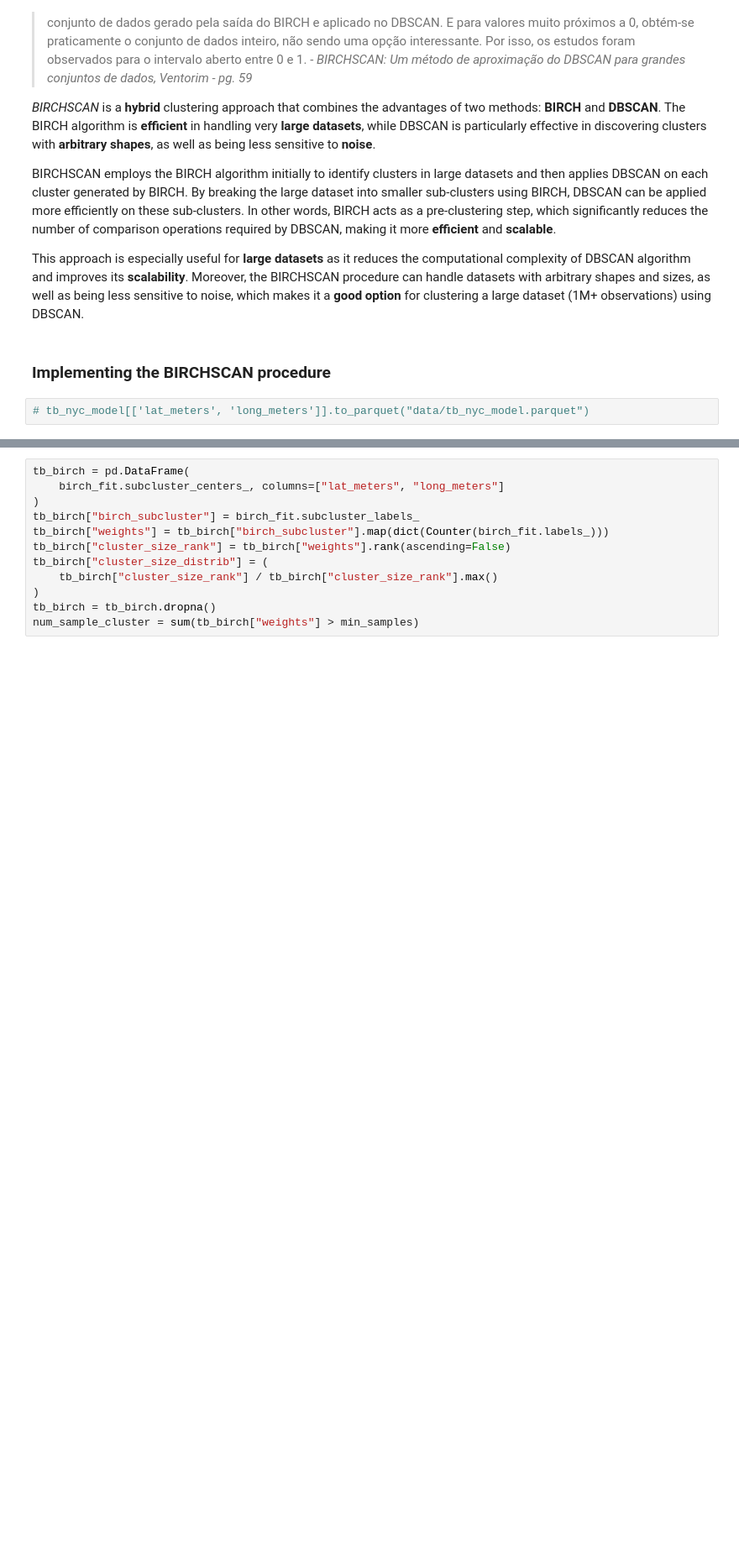
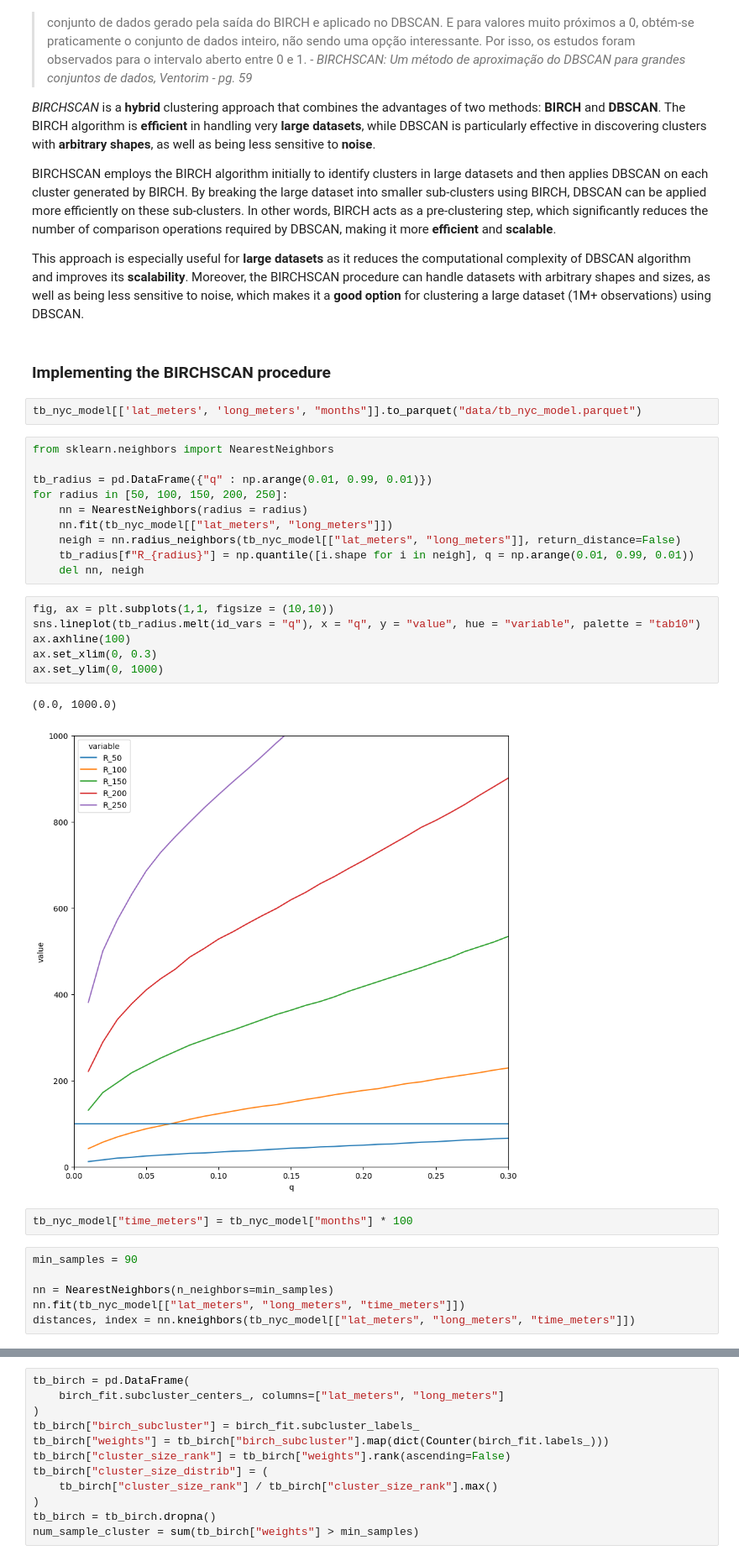
Before and after one commit to pedroteche-ih/nyc_crime, a Jupyter notebook: Data Exploration.ipynb, the cells around one changed output, grey strips where cells are left out. Shown at 84% size. Cells and saved outputs as stored; diff of their text form; blank space fills up the shorter version.

```diff
--- a/Data Exploration.ipynb
+++ b/Data Exploration.ipynb
@@ -315,4 +316,31 @@ This approach is especially useful for **large datasets** as it reduces the comp
 # %% [markdown]
 ### Implementing the BIRCHSCAN procedure
 # %%
-# tb_nyc_model[['lat_meters', 'long_meters']].to_parquet("data/tb_nyc_model.parquet")
+tb_nyc_model[['lat_meters', 'long_meters', "months"]].to_parquet("data/tb_nyc_model.parquet")
+# %%
+from sklearn.neighbors import NearestNeighbors
+
+tb_radius = pd.DataFrame({"q" : np.arange(0.01, 0.99, 0.01)})
+for radius in [50, 100, 150, 200, 250]:
+    nn = NearestNeighbors(radius = radius)
+    nn.fit(tb_nyc_model[["lat_meters", "long_meters"]])
+    neigh = nn.radius_neighbors(tb_nyc_model[["lat_meters", "long_meters"]], return_distance=False)
+    tb_radius[f"R_{radius}"] = np.quantile([i.shape for i in neigh], q = np.arange(0.01, 0.99, 0.01))
+    del nn, neigh
+# %%
+fig, ax = plt.subplots(1,1, figsize = (10,10))
+sns.lineplot(tb_radius.melt(id_vars = "q"), x = "q", y = "value", hue = "variable", palette = "tab10")
+ax.axhline(100)
+ax.set_xlim(0, 0.3)
+ax.set_ylim(0, 1000)
+# %% [output]
+(0.0, 1000.0)
+[figure, added]
+# %%
+tb_nyc_model["time_meters"] = tb_nyc_model["months"] * 100
+# %%
+min_samples = 90
+
+nn = NearestNeighbors(n_neighbors=min_samples)
+nn.fit(tb_nyc_model[["lat_meters", "long_meters", "time_meters"]])
+distances, index = nn.kneighbors(tb_nyc_model[["lat_meters", "long_meters", "time_meters"]])
```
Also changed, not shown: parts of 16 cells of this notebook, 22 other files.
